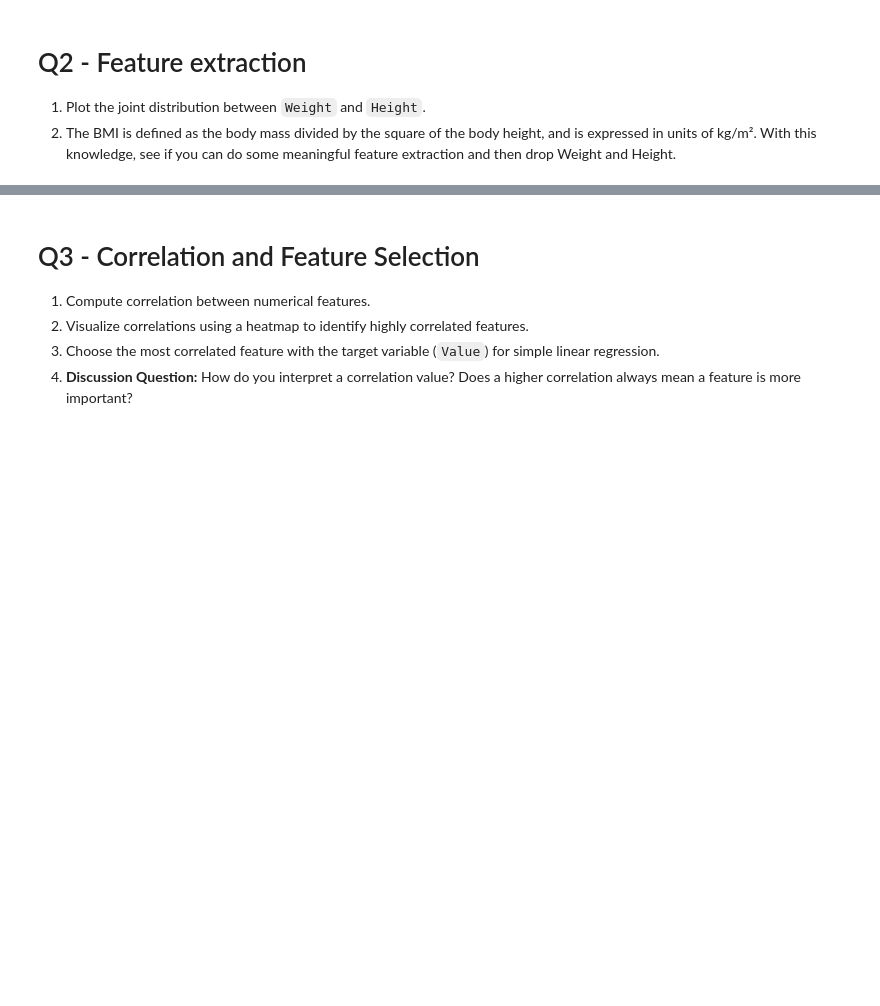
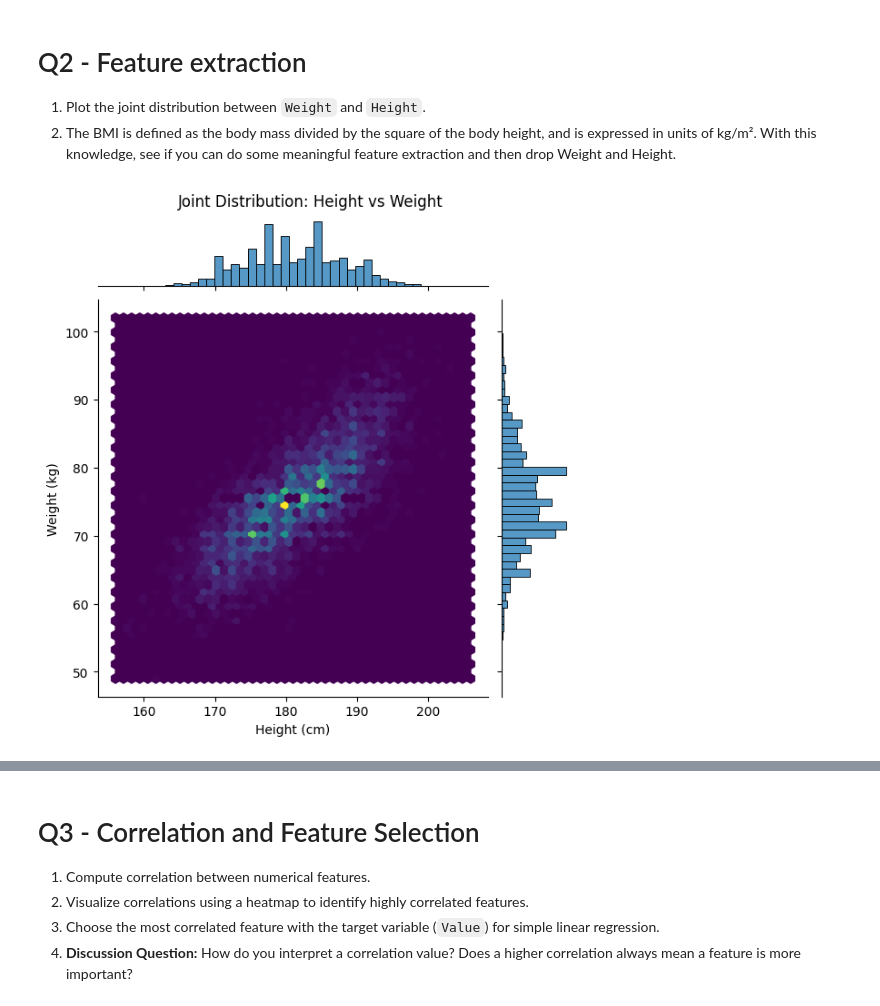
Before and after one commit to issarmank/ds3000-assignment1-linear-regression, a Jupyter notebook: Assignment 1_Linear Regression.ipynb, the cells around one changed output, grey strips where cells are left out. Saved outputs shown, nothing was run; the diff lists cells and outputs as text; code cells hidden in the pictures; blank space fills up the shorter version.

Commit message:
Q2 plotted height vs weight and distribution of BMI

```diff
--- a/Assignment 1_Linear Regression.ipynb
+++ b/Assignment 1_Linear Regression.ipynb
@@ -126,5 +126,12 @@ plt.show()
 2. The BMI is defined as the body mass divided by the square of the body height, and is expressed in units of kg/m². With this knowledge, see if you can do some meaningful feature extraction and then drop Weight and Height.
 # %%
 # Answer to Q2.1
+jp = sns.jointplot(data=df, x="Height", y="Weight", kind="hex", height=6, cmap="viridis")
+jp.ax_joint.set_xlabel("Height (cm)")
+jp.ax_joint.set_ylabel("Weight (kg)")
+jp.fig.suptitle("Joint Distribution: Height vs Weight", y=1.02)
+plt.show()
+# %% [output]
+[figure, added]
 # %%
 # Answer to Q2.2
```
Also changed, not shown: parts of 1 cell of this notebook.
